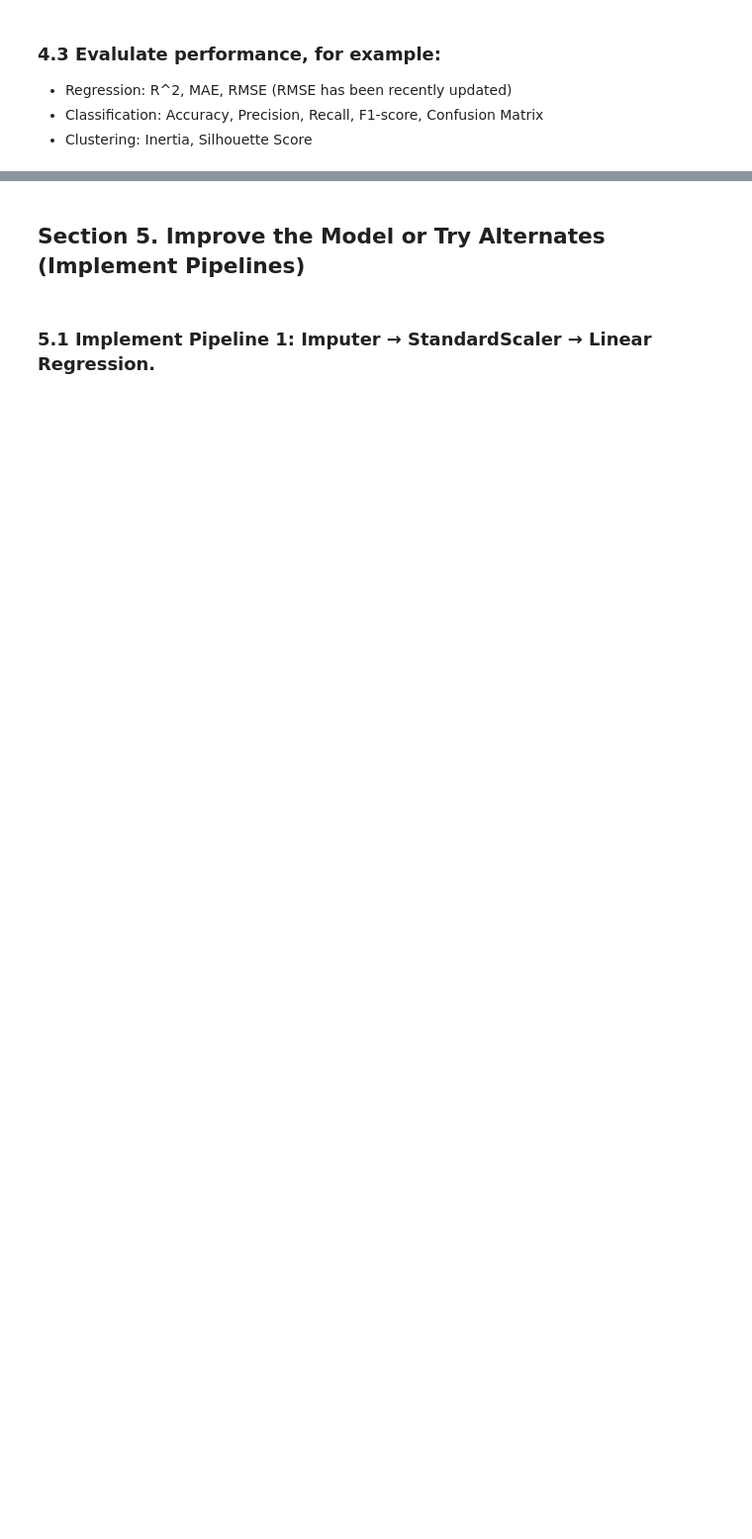
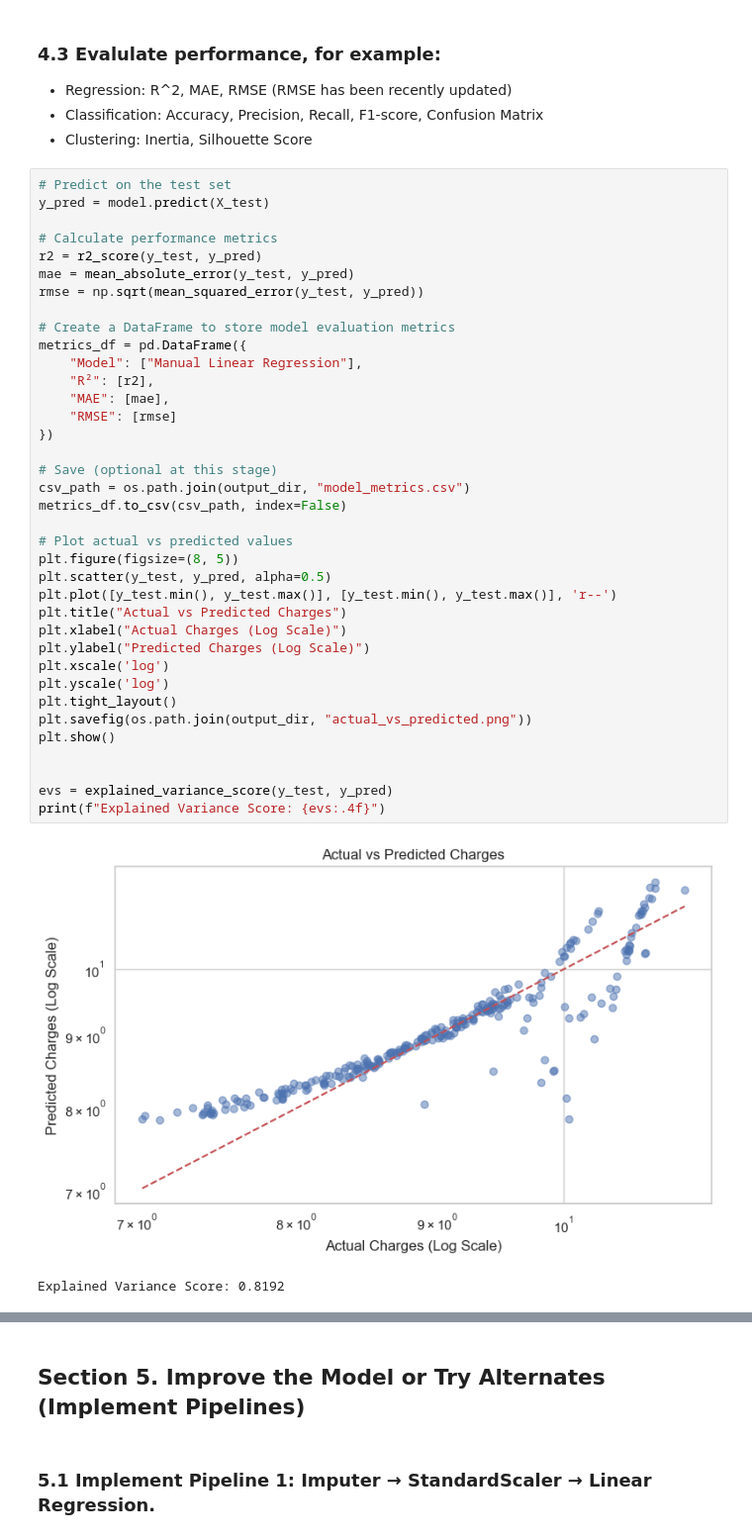
Before and after one commit to JBtallgrass/ml_regression_jballard, a Jupyter notebook: ml_regression_jballard.ipynb, the cells around one changed output, grey strips where cells are left out. Shown at 99% size. Drawn from its saved outputs; the diff is of its cells as text; blank space fills up the shorter version.

Commit message:
complete Section 5 add metrics table

```diff
--- a/ml_regression_jballard.ipynb
+++ b/ml_regression_jballard.ipynb
@@ -248,5 +381,45 @@ So instead of dropping those rows, I clipped BMI to a reasonable range (just the
   - Regression: R^2, MAE, RMSE (RMSE has been recently updated)
   - Classification: Accuracy, Precision, Recall, F1-score, Confusion Matrix
   - Clustering: Inertia, Silhouette Score
+# %%
+# Predict on the test set
+y_pred = model.predict(X_test)
+
+# Calculate performance metrics
+r2 = r2_score(y_test, y_pred)
+mae = mean_absolute_error(y_test, y_pred)
+rmse = np.sqrt(mean_squared_error(y_test, y_pred))
+
+# Create a DataFrame to store model evaluation metrics
+metrics_df = pd.DataFrame({
+    "Model": ["Manual Linear Regression"],
+    "R²": [r2],
+    "MAE": [mae],
+    "RMSE": [rmse]
+})
+
+# Save (optional at this stage)
+csv_path = os.path.join(output_dir, "model_metrics.csv")
+metrics_df.to_csv(csv_path, index=False)
+
+# Plot actual vs predicted values
+plt.figure(figsize=(8, 5))
+plt.scatter(y_test, y_pred, alpha=0.5)
+plt.plot([y_test.min(), y_test.max()], [y_test.min(), y_test.max()], 'r--')
+plt.title("Actual vs Predicted Charges")
+plt.xlabel("Actual Charges (Log Scale)")
+plt.ylabel("Predicted Charges (Log Scale)")
+plt.xscale('log')
+plt.yscale('log')
+plt.tight_layout()
+plt.savefig(os.path.join(output_dir, "actual_vs_predicted.png"))
+plt.show()
+
+
+evs = explained_variance_score(y_test, y_pred)
+print(f"Explained Variance Score: {evs:.4f}")
+# %% [output]
+[figure, added]
+Explained Variance Score: 0.8192
 # %% [markdown]
 #### Reflection 4:
```
Also changed, not shown: parts of 14 cells of this notebook, 10 other files.
